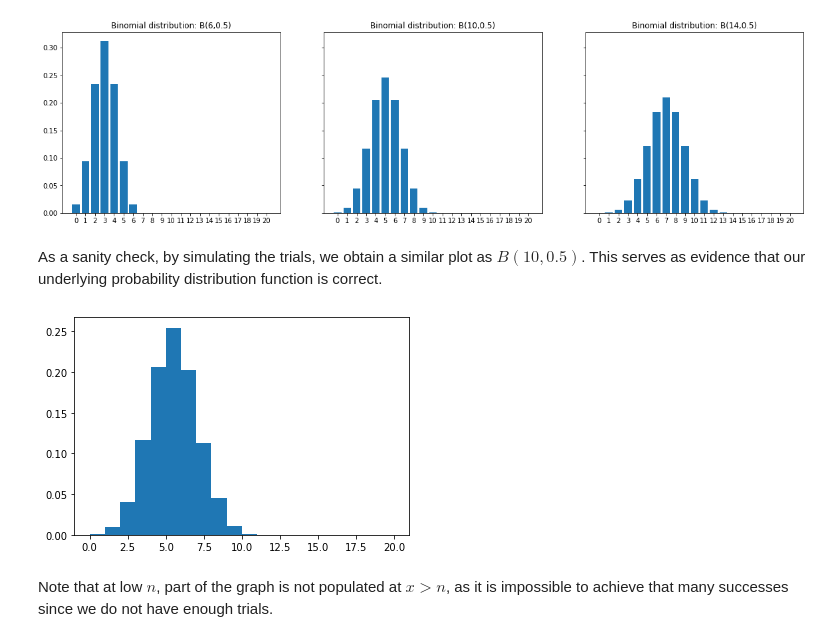
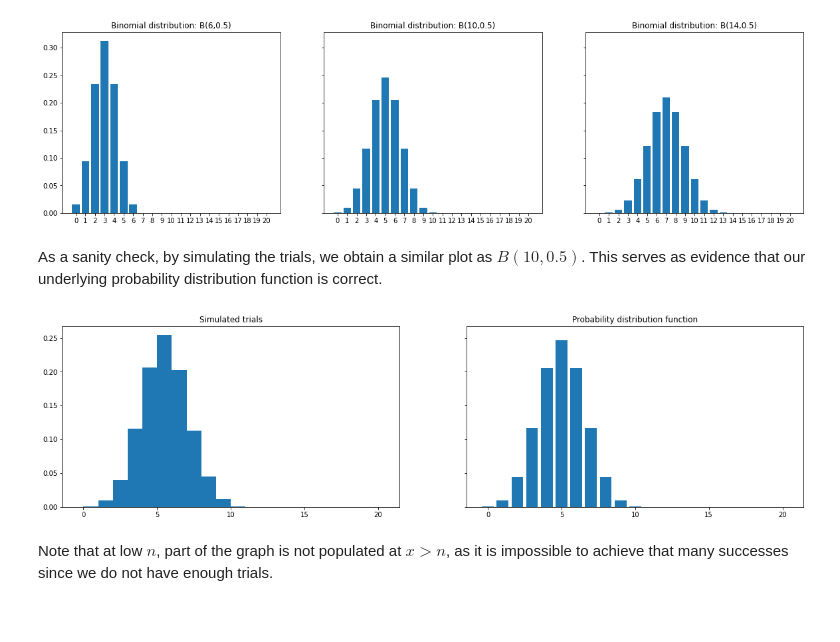
Before and after one commit to 0WN463/wellspring, a Jupyter notebook: statistic/probability_distributions.ipynb, the cells around one changed output. Saved outputs shown, nothing was run; the diff lists cells and outputs as text; code cells hidden in the pictures.

```diff
--- a/statistic/probability_distributions.ipynb
+++ b/statistic/probability_distributions.ipynb
@@ -10,13 +10,14 @@ import numpy as np
 np.random.seed(42)
 # %%
 from inspect import signature
+
 
 class Distribution:
     def __init__(self, name, symbol, fx):
         self.name = name
         self.symbol = symbol
         self.fx = fx
-        self.num_params = signature(f).parameters
+        self.num_params = signature(fx).parameters
 
     def f(self, xs, *args):
         try:
@@ -25,9 +26,11 @@ class Distribution:
             arg_str = ""
         return (f"{self.name}: {self.symbol}({arg_str})", np.vectorize(self.fx(*args))(xs))
 
+
 def show_distribution(fs, xs):
     n = len(fs)
-    fig, axs = plt.subplots(nrows=1, ncols=n, figsize=(20,5), sharex=True, sharey=True)
+    fig, axs = plt.subplots(nrows=1, ncols=n, figsize=(
+        20, 5), sharex=True, sharey=True)
 
     for y, ax in zip(fs, axs):
         title, val = y
@@ -36,8 +39,10 @@ def show_distribution(fs, xs):
         ax.set_xticks(xs)
     plt.show()
 
+
 def show_grid(fs, grid):
-    fig, axss = plt.subplots(nrows=len(fs), ncols=len(fs[0]), figsize=(20,5), sharex=True, sharey=True)
+    fig, axss = plt.subplots(nrows=len(fs), ncols=len(
+        fs[0]), figsize=(20, 5), sharex=True, sharey=True)
 
     for ff, axs in zip(fs, axss):
         for f, ax in zip(ff, axs):
@@ -179,19 +186,22 @@ Observe that when $n=1$, it simplifies to the Bernoulli distribution.
 If a random variable $X$ follows a binomial distribution with parameters $n$ and $p$, we denote it as $X \sim B(n, p)$
 # %%
 from math import comb as m_comb
+
 
 def comb(n, k):
     if n < 0 or k < 0:
         return 0
-    return m_comb(n,k)
+    return m_comb(n, k)
 
-def f(n, p):
+
+def b_f(n, p):
     return lambda x: comb(n, x) * p ** x * (1-p)**(n-x)
 
-d = Distribution("Binomial distribution", "B", f)
+
+b_dist = Distribution("Binomial distribution", "B", b_f)
 
 xs = np.arange(0, 11, 1)
-ys = [d.f(xs, 10, p) for p in [0.2, 0.5, 0.8]]
+ys = [b_dist.f(xs, 10, p) for p in [0.2, 0.5, 0.8]]
 
 show_distribution(ys, xs)
 # %% [output]
@@ -205,17 +215,23 @@ ys = [d.f(xs, n, 0.5) for n in [6, 10, 14]]
 show_distribution(ys, xs)
 # %% [output]
 [figure]
-# %% [markdown]
-As a sanity check, by simulating the trials, we obtain a similar plot as $B(10, 0.5)$.
-This serves as evidence that our underlying probability distribution function is correct.
+# %% [markdown]
+As a sanity check, by simulating the trials, we obtain a similar plot as $B(10, 0.5)$.
+This serves as evidence that our underlying probability distribution function is correct.
 # %%
 def trial(n, p):
     return sum(np.random.choice([0, 1], n, p=[1-p, p]))
 
-plt.hist([trial(10, 0.5) for _ in range(10000)], bins=xs, density=True)
+
+_, axs = plt.subplots(nrows=1, ncols=2, figsize=(20, 5),
+                      sharex=True, sharey=True)
+axs[0].hist([trial(10, 0.5) for _ in range(10000)], bins=xs, density=True)
+axs[0].set_title('Simulated trials')
+axs[1].bar(xs, b_dist.f(xs, 10, 0.5)[1])
+axs[1].set_title('Probability distribution function')
 plt.show()
 # %% [output]
-[figure, old version]
+[figure, new version]
 # %% [markdown]
 Note that at low $n$, part of the graph is not populated at $x > n$, as it is impossible to achieve that many successes since we do not have enough trials.
 # %% [markdown]
```
Also changed, not shown: parts of 27 cells of this notebook.
